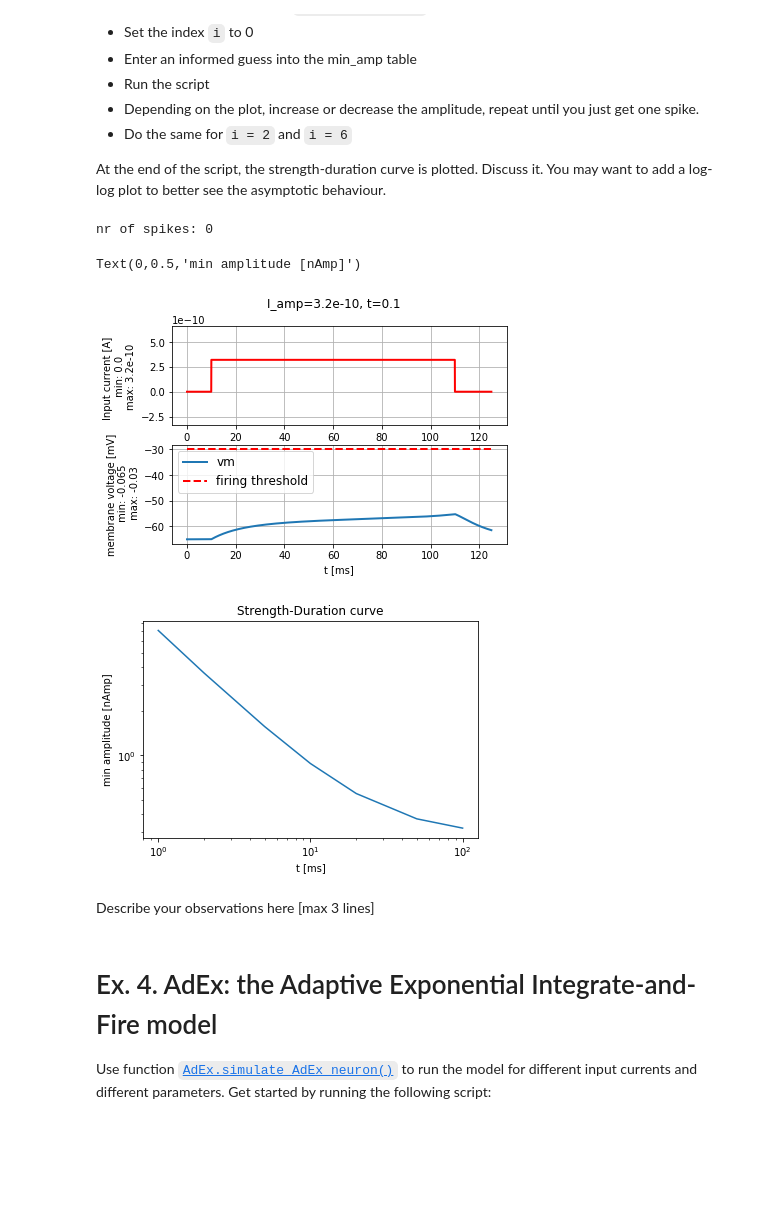
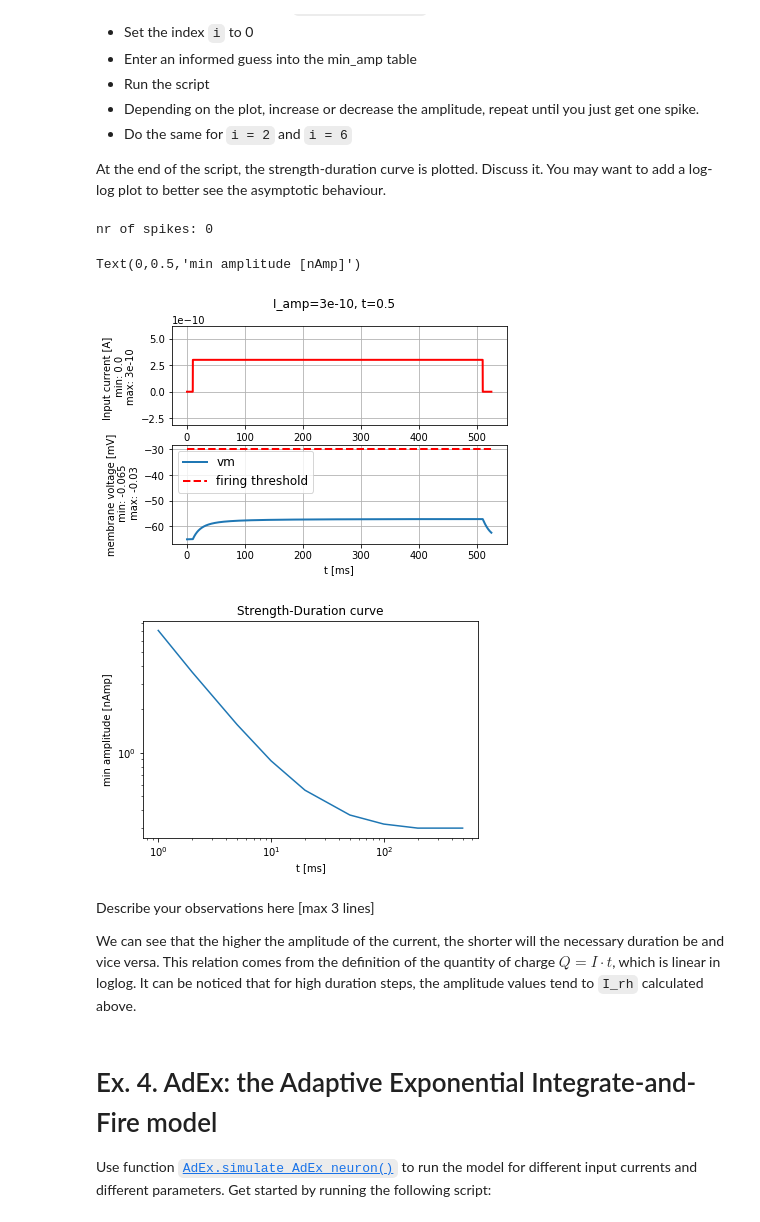
Before and after one commit to CamillaCarta/BMNN_projects, a Jupyter notebook: Ex1_Camilla_Carta_001.ipynb, the cells around one changed output. Saved outputs shown, nothing was run; the diff lists cells and outputs as text; code cells hidden in the pictures; blank space fills up the shorter version.

```diff
--- a/Ex1_Camilla_Carta_001.ipynb
+++ b/Ex1_Camilla_Carta_001.ipynb
@@ -178,40 +183,43 @@ import brian2 as b2
 import matplotlib.pyplot as plt
 import neurodynex.exponential_integrate_fire.exp_IF as exp_IF
 from neurodynex.tools import plot_tools, input_factory
 
 exp_IF.RHEOBASE_THRESHOLD_v_rh = -57*b2.mvolt
 
-i=6
+i=8
 #change i and find the value that goes into min_amp
-durations = [1,   2,    5,  10,   20,   50, 100]
-min_amp =   [7.07, 3.63, 1.57, 0.88, 0.55, 0.37, 0.32]
+durations = [1,   2,    5,  10,   20,   50, 100, 200]
+min_amp =   [7.07, 3.63, 1.57, 0.88, 0.55, 0.37, 0.32, 0.30]
 
 t=durations[i]
 I_amp = min_amp[i]*b2.namp
 title_txt = "I_amp={}, t={}".format(I_amp, t*b2.ms)
 
 input_current = input_factory.get_step_current(t_start=10, t_end=10+t-1, unit_time=b2.ms, amplitude=I_amp)
 
 state_monitor, spike_monitor = exp_IF.simulate_exponential_IF_neuron(I_stim=input_current, simulation_time=(t+25)*b2.ms,
                                                                     v_rheobase = exp_IF.RHEOBASE_THRESHOLD_v_rh)
 
 plot_tools.plot_voltage_and_current_traces(state_monitor, input_current,
                                            title=title_txt, firing_threshold=exp_IF.FIRING_THRESHOLD_v_spike,
                                           legend_location=2)
 print("nr of spikes: {}".format(spike_monitor.count[0]))
 
 plt.figure()
 plt.loglog(durations, min_amp)
 plt.title("Strength-Duration curve")
 plt.xlabel("t [ms]")
 plt.ylabel("min amplitude [nAmp]")
 # %% [output]
 nr of spikes: 0
 Text(0,0.5,'min amplitude [nAmp]')
-[figure, old version]
+[figure, new version]
-[figure, old version]
+[figure, new version]
-# %% [markdown]
-Describe your observations here [max 3 lines]
+# %% [markdown]
+Describe your observations here [max 3 lines]
+
+We can see that the higher the amplitude of the current, the shorter will the necessary duration be and vice versa.
+This relation comes from the definition of the quantity of charge $Q = I \cdot t$, which is linear in loglog. It can be noticed that for high duration steps, the amplitude values tend to `I_rh` calculated above.
 # %% [markdown]
 # Ex. 4. AdEx: the Adaptive Exponential Integrate-and-Fire model
 
```
Also changed, not shown: parts of 32 cells of this notebook.
